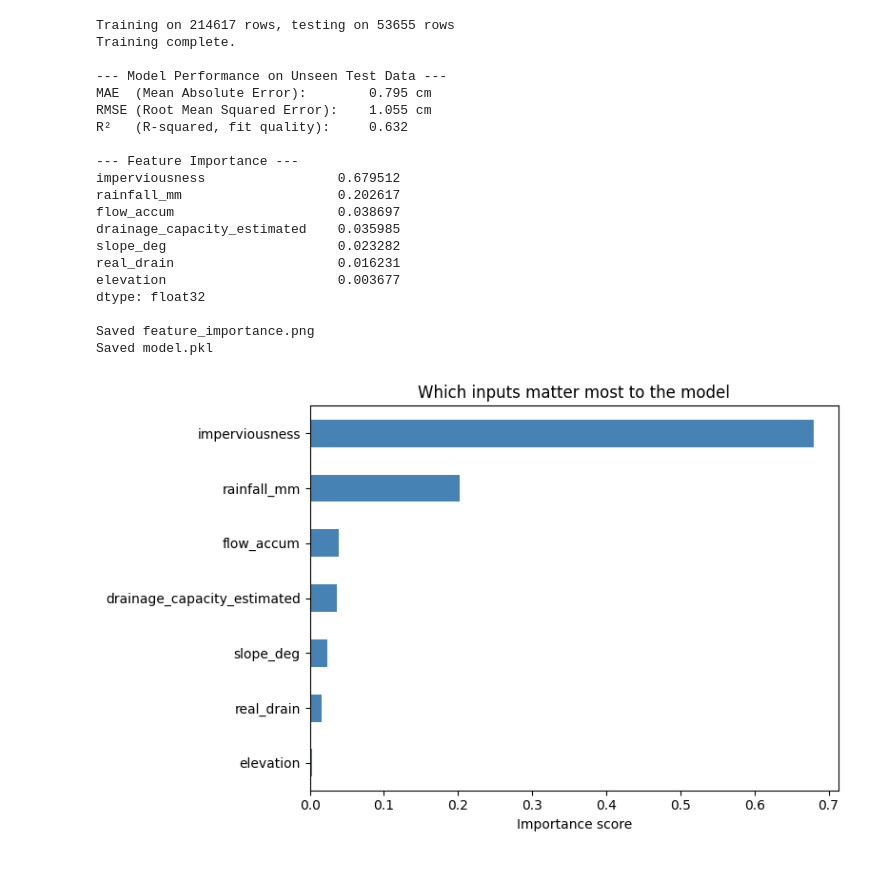
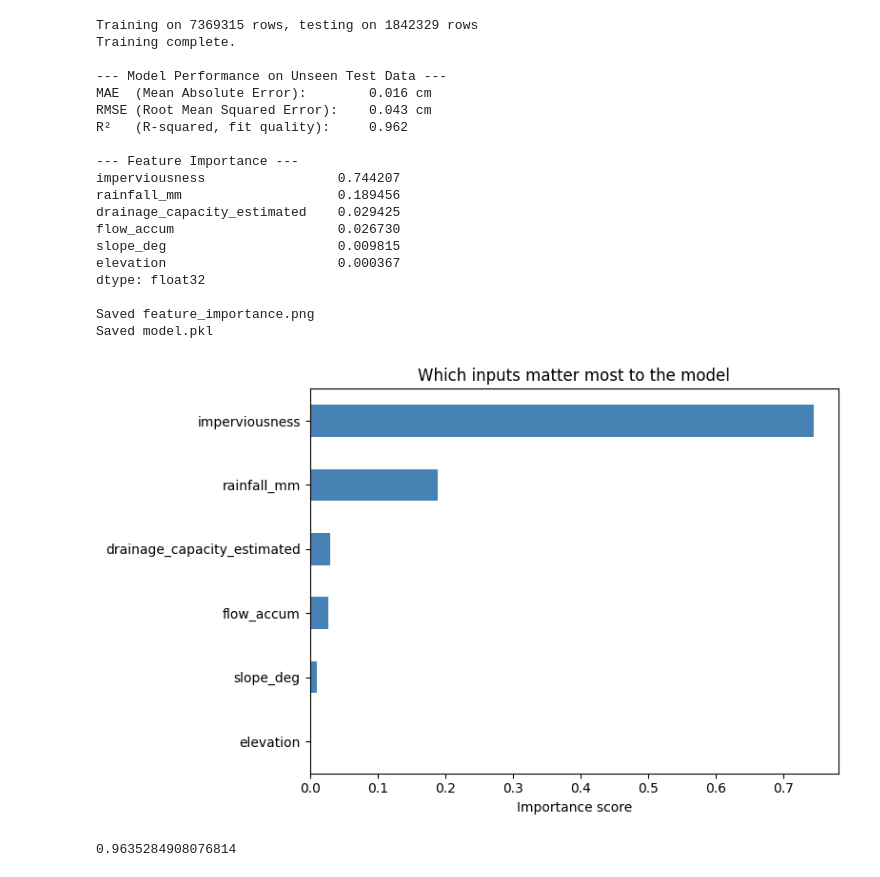
Before and after one commit to PrachiKumar-tech/SIH-Urban-Flood-Nowcasting, a Jupyter notebook: backend/sih_project_Data/plots.ipynb, the cells around one changed output. Cells and saved outputs as stored; diff of their text form; code cells hidden in the pictures.

```diff
--- a/backend/sih_project_Data/plots.ipynb
+++ b/backend/sih_project_Data/plots.ipynb
@@ -474,7 +404,7 @@ import pickle
 # ============================================================
 # STEP 1: Load the training data
 # ============================================================
-df = pd.read_csv("training_data.csv")
+df = pd.read_csv("training_data_historical.csv") # or your generated training data csv
 
 # Features = the inputs the model learns from
 # Target = the thing we're trying to predict
@@ -483,15 +413,16 @@ feature_columns = [
     "slope_deg",
     "flow_accum",
     "imperviousness",
-    "real_drain",
     "drainage_capacity_estimated",
     "rainfall_mm",
 ]
 target_column = "flood_depth_cm"
 
-X = df[feature_columns]   # X = inputs (by ML convention, capital X means "the table of features")
-y = df[target_column]     # y = the correct answer for each row (lowercase y = a single column)
+# FIXED: Filter 'df' directly instead of undefined 'training_data'
+# df = df[df["flood_depth_cm"] > 0.1]
 
+X = df[feature_columns]
+y = df[target_column]
 # ============================================================
 # STEP 2: Split into training data and testing data
 # ============================================================
@@ -545,42 +476,45 @@ importance = importance.sort_values(ascending=False)
 
 print("\n--- Feature Importance ---")
 print(importance)
 
 plt.figure(figsize=(8, 5))
 importance.plot(kind="barh", color="steelblue")
 plt.title("Which inputs matter most to the model")
 plt.xlabel("Importance score")
 plt.gca().invert_yaxis()
 plt.tight_layout()
 plt.savefig("feature_importance.png", dpi=150)
 print("\nSaved feature_importance.png")
 
 # ============================================================
 # STEP 6: Save the trained model to disk
 # ============================================================
 with open("model.pkl", "wb") as f:
     pickle.dump(model, f)
 
 print("Saved model.pkl")
 # %% [output]
-Training on 214617 rows, testing on 53655 rows
+Training on 7369315 rows, testing on 1842329 rows
 Training complete.
 
 --- Model Performance on Unseen Test Data ---
-MAE  (Mean Absolute Error):        0.795 cm
-RMSE (Root Mean Squared Error):    1.055 cm
-R²   (R-squared, fit quality):     0.632
+MAE  (Mean Absolute Error):        0.016 cm
+RMSE (Root Mean Squared Error):    0.043 cm
+R²   (R-squared, fit quality):     0.962
 
 --- Feature Importance ---
-imperviousness                 0.679512
-rainfall_mm                    0.202617
-flow_accum                     0.038697
-drainage_capacity_estimated    0.035985
-slope_deg                      0.023282
-real_drain                     0.016231
-elevation                      0.003677
+imperviousness                 0.744207
+rainfall_mm                    0.189456
+drainage_capacity_estimated    0.029425
+flow_accum                     0.026730
+slope_deg                      0.009815
+elevation                      0.000367
 dtype: float32
 
 Saved feature_importance.png
 Saved model.pkl
-[figure, old version]
+[figure, new version]
+# %%
+model.score(X_test,y_test)
+# %% [output]
+0.9635284908076814
```
Also changed, not shown: parts of 19 cells of this notebook, 36 other files.
